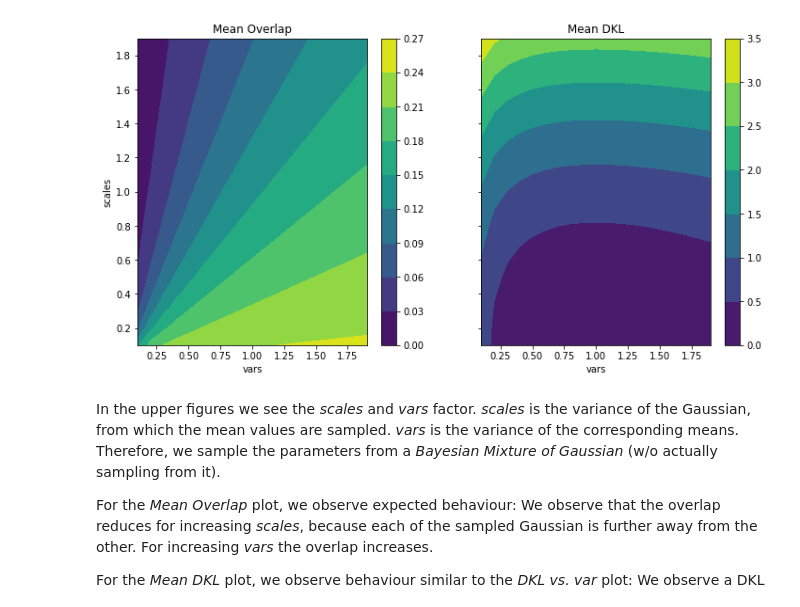
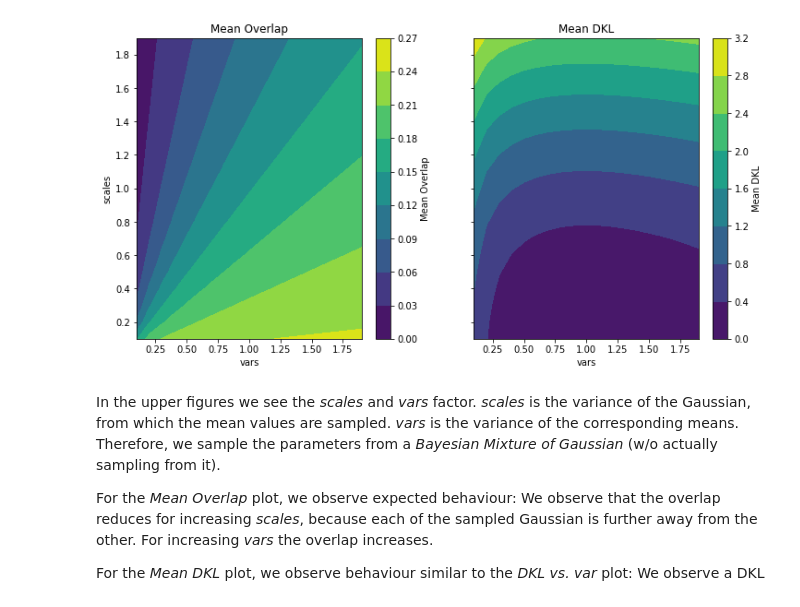
Before and after one commit to tik0/vae_tools, a Jupyter notebook: examples/optimal_latent_distribution.ipynb, the cells around one changed output. Cells and saved outputs as stored; diff of their text form; code cells hidden in the pictures.

```diff
--- a/examples/optimal_latent_distribution.ipynb
+++ b/examples/optimal_latent_distribution.ipynb
@@ -72,5 +71,4 @@ def kl_loss_n_log_var(log_var):
 # %%
-#t = auc(5.28, 0.91 , 8.45  , 1.36) # 0.1584125789543353
-t = auc(-1., 1., 1., 1.)
+t = auc(5.28, 0.91 , 8.45  , 1.36) # 0.1584125789543353
 print(t)
 # %% [output]
@@ -78,8 +76,6 @@ print(t)
 # %%
-import time
-from joblib import Parallel, delayed
-
 def losses(mean, var, debug = False, do_parallel = 2, n_jobs = 2):
+    '''Calculates losses for overlap and mean/variance of DKL'''
     n = len(mean)
     l_aucs = np.zeros(shape=(n,n))
     #l_var = np.zeros(shape=(n,))
@@ -130,7 +126,7 @@ def losses_print(mean, var):
     print("Mean l_mean:  ", mean_l_mean)
     print("Mean l_dkl:   ", mean_l_dkl)
 # %%
-n = 10
+n = 21
 mean = np.random.normal(loc=0.0, scale=1.0, size=n)
 var = np.ones(shape=(n,))
 losses_print(mean, var)
@@ -147,15 +143,16 @@ vars = np.arange(0.1, 2., 0.1)
 n_scales = len(scales)
 n_vars = len(vars)
 
-def store_results(results, mean, _var):
-    _mean_overlap, _mean_l_var, _mean_l_mean, _mean_l_dkl = losses(mean, _var)
+def store_results(results, mean, _var, debug = False, do_parallel = 2, n_jobs = 8):
+    _mean_overlap, _mean_l_var, _mean_l_mean, _mean_l_dkl = losses(mean, _var, debug, do_parallel, n_jobs)
     results["mean_overlap"].append(_mean_overlap)
     results["mean_l_var"].append(_mean_l_var)
     results["mean_l_mean"].append(_mean_l_mean)
     results["mean_l_dkl"].append(_mean_l_dkl)
 
 for scale, scale_idx in zip(scales, range(n_scales)):
-    print("Progress: ", scale_idx, "/", n_scales)
+    if np.mod(scale_idx, 10) == 0:
+        print("Progress: ", scale_idx+1, "/", n_scales)
     for var in vars:
         np.random.seed(seed=0)
         mean = np.random.normal(loc=0.0, scale=scale, size=n)
@@ -178,19 +166,19 @@ KeyboardInterrupt:
 # %%
 vars_grid, scales_grid = np.meshgrid(vars, scales)
 
 f, ax = plt.subplots(1,2, figsize=(12,6), sharey=True)
 h1 = ax[0].contourf(vars_grid,scales_grid,np.asarray(results["mean_overlap"]).reshape((n_scales,n_vars)))
-plt.colorbar(h1,ax=ax[0])
+plt.colorbar(h1,ax=ax[0], label='Mean Overlap')
 h2 = ax[1].contourf(vars_grid,scales_grid,np.asarray(results["mean_l_dkl"]).reshape((n_scales,n_vars)))
-plt.colorbar(h2,ax=ax[1])
+plt.colorbar(h2,ax=ax[1], label='Mean DKL')
 ax[0].set_xlabel("vars")
 ax[1].set_xlabel("vars")
 ax[0].set_ylabel("scales")
 ax[0].set_title("Mean Overlap")
 ax[1].set_title("Mean DKL")
 plt.show()
 # %% [output]
-[figure, old version]
+[figure, new version]
 # %% [markdown]
 In the upper figures we see the *scales* and *vars* factor.
 *scales* is the variance of the Gaussian, from which the mean values are sampled.
```
Also changed, not shown: parts of 16 cells of this notebook.
